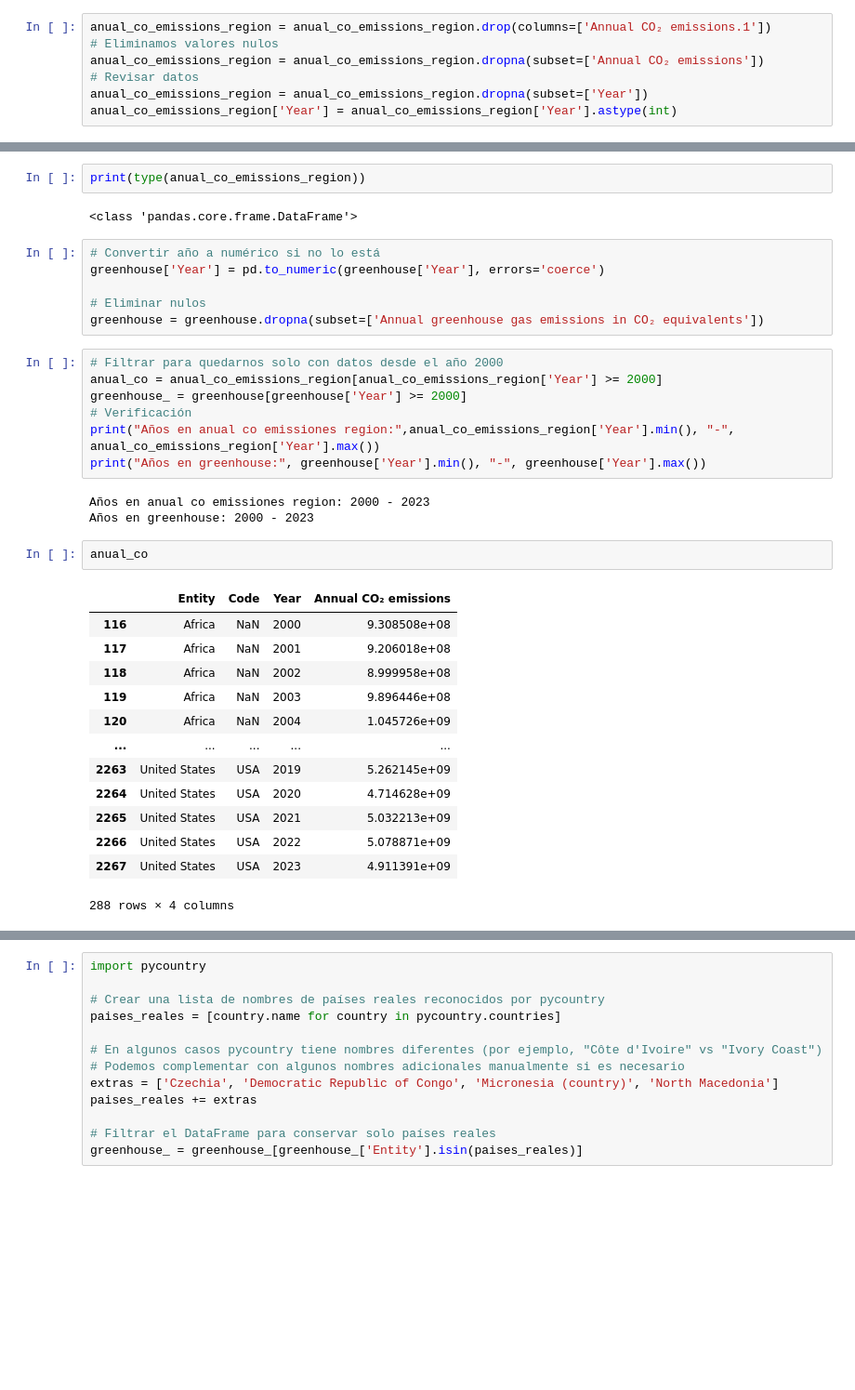
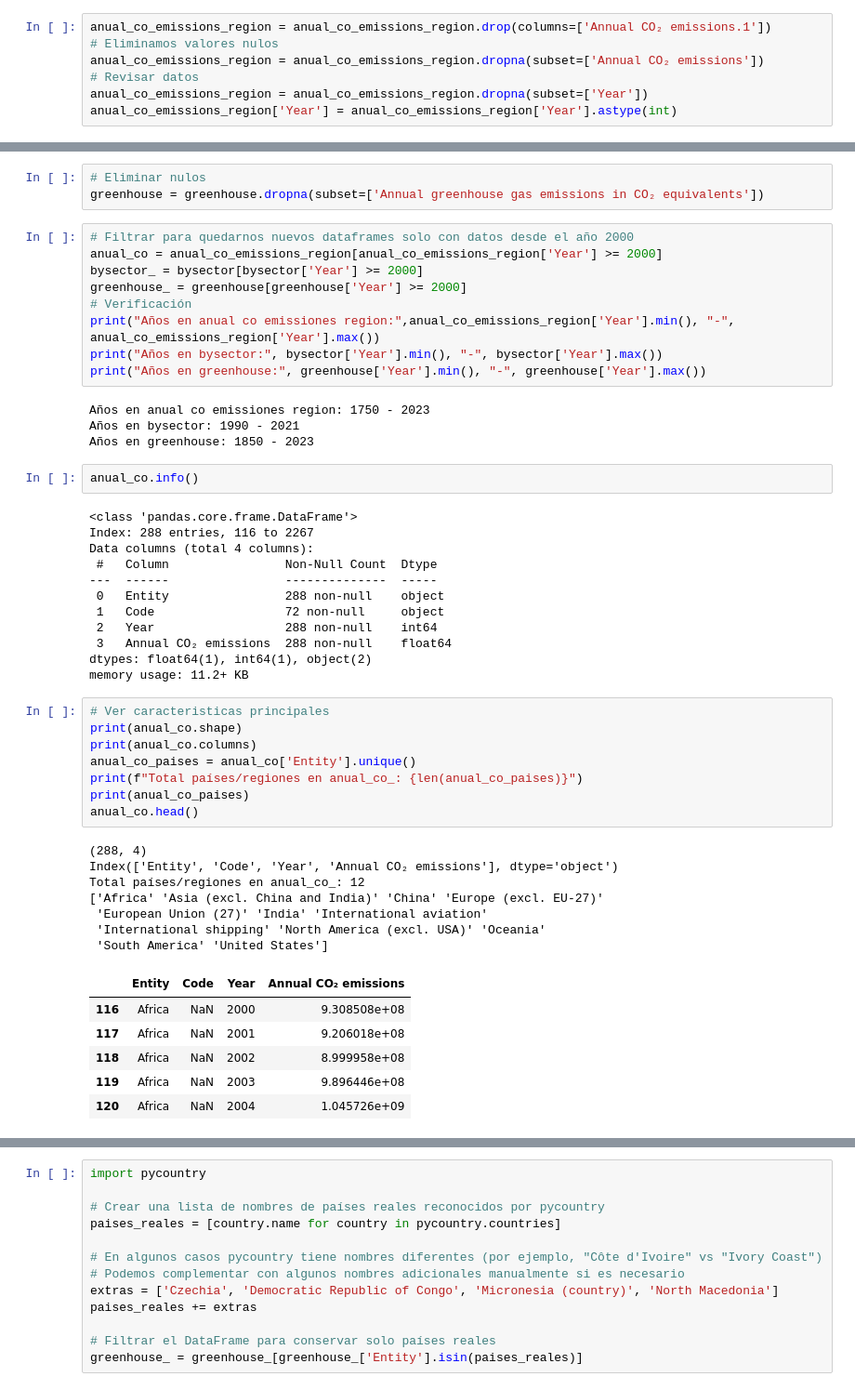
Before and after one commit to Richirey70/Proyecto_final_analisis_datos, a Jupyter notebook: Proyecto Final analisis datos.ipynb, the cells around one changed output, grey strips where cells are left out. Shown at 93% size. Drawn from its saved outputs; the diff is of its cells as text; blank space fills up the shorter version.

```diff
--- a/Proyecto Final analisis datos.ipynb
+++ b/Proyecto Final analisis datos.ipynb
@@ -124,36 +75,52 @@ greenhouse
-# %%
-print(type(anual_co_emissions_region))
-# %% [output]
-<class 'pandas.core.frame.DataFrame'>
 # %%
-# Convertir año a numérico si no lo está
-greenhouse['Year'] = pd.to_numeric(greenhouse['Year'], errors='coerce')
-
 # Eliminar nulos
 greenhouse = greenhouse.dropna(subset=['Annual greenhouse gas emissions in CO₂ equivalents'])
 # %%
-# Filtrar para quedarnos solo con datos desde el año 2000
+# Filtrar para quedarnos nuevos dataframes solo con datos desde el año 2000
 anual_co = anual_co_emissions_region[anual_co_emissions_region['Year'] >= 2000]
+bysector_ = bysector[bysector['Year'] >= 2000]
 greenhouse_ = greenhouse[greenhouse['Year'] >= 2000]
 # Verificación
 print("Años en anual co emissiones region:",anual_co_emissions_region['Year'].min(), "-", anual_co_emissions_region['Year'].max())
+print("Años en bysector:", bysector['Year'].min(), "-", bysector['Year'].max())
 print("Años en greenhouse:", greenhouse['Year'].min(), "-", greenhouse['Year'].max())
 # %% [output]
-Años en anual co emissiones region: 2000 - 2023
-Años en greenhouse: 2000 - 2023
+Años en anual co emissiones region: 1750 - 2023
+Años en bysector: 1990 - 2021
+Años en greenhouse: 1850 - 2023
 # %%
-anual_co
+anual_co.info()
 # %% [output]
-|  | Entity | Code | Year | Annual CO₂ emissions |
-| 116 | Africa | NaN | 2000 | 9.308508e+08 |
-| 117 | Africa | NaN | 2001 | 9.206018e+08 |
-| 118 | Africa | NaN | 2002 | 8.999958e+08 |
-| 119 | Africa | NaN | 2003 | 9.896446e+08 |
-| 120 | Africa | NaN | 2004 | 1.045726e+09 |
-| ... | ... | ... | ... | ... |
-| 2263 | United States | USA | 2019 | 5.262145e+09 |
-| 2264 | United States | USA | 2020 | 4.714628e+09 |
-| 2265 | United States | USA | 2021 | 5.032213e+09 |
-| 2266 | United States | USA | 2022 | 5.078871e+09 |
-| 2267 | United States | USA | 2023 | 4.911391e+09 |
-288 rows × 4 columns
+<class 'pandas.core.frame.DataFrame'>
+Index: 288 entries, 116 to 2267
+Data columns (total 4 columns):
+ #   Column                Non-Null Count  Dtype
+---  ------                --------------  -----
+ 0   Entity                288 non-null    object
+ 1   Code                  72 non-null     object
+ 2   Year                  288 non-null    int64
+ 3   Annual CO₂ emissions  288 non-null    float64
+dtypes: float64(1), int64(1), object(2)
+memory usage: 11.2+ KB
+# %%
+# Ver caracteristicas principales
+print(anual_co.shape)
+print(anual_co.columns)
+anual_co_paises = anual_co['Entity'].unique()
+print(f"Total países/regiones en anual_co_: {len(anual_co_paises)}")
+print(anual_co_paises)
+anual_co.head()
+# %% [output]
+(288, 4)
+Index(['Entity', 'Code', 'Year', 'Annual CO₂ emissions'], dtype='object')
+Total países/regiones en anual_co_: 12
+['Africa' 'Asia (excl. China and India)' 'China' 'Europe (excl. EU-27)'
+ 'European Union (27)' 'India' 'International aviation'
+ 'International shipping' 'North America (excl. USA)' 'Oceania'
+ 'South America' 'United States']
+|  | Entity | Code | Year | Annual CO₂ emissions |
+| 116 | Africa | NaN | 2000 | 9.308508e+08 |
+| 117 | Africa | NaN | 2001 | 9.206018e+08 |
+| 118 | Africa | NaN | 2002 | 8.999958e+08 |
+| 119 | Africa | NaN | 2003 | 9.896446e+08 |
+| 120 | Africa | NaN | 2004 | 1.045726e+09 |
```
Also changed, not shown: parts of 27 cells of this notebook, 3 other files.
